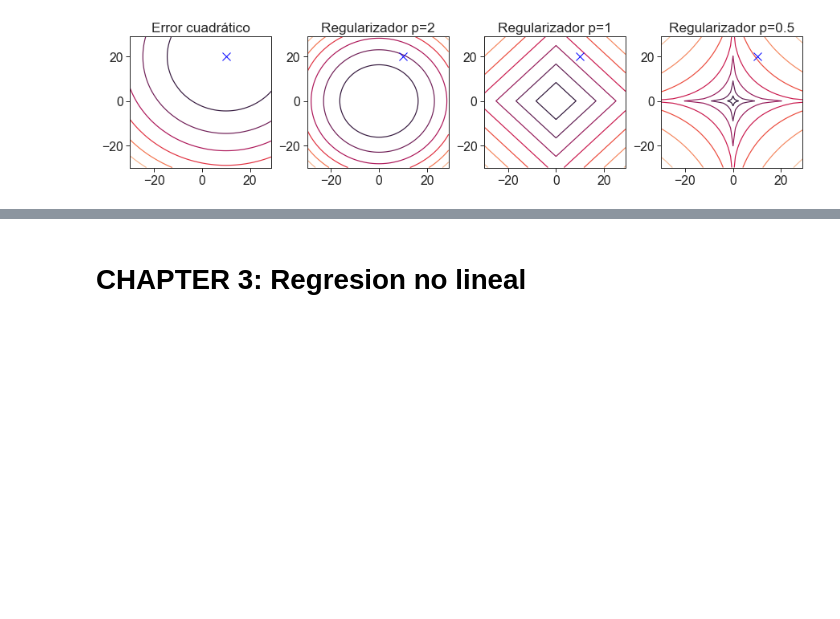
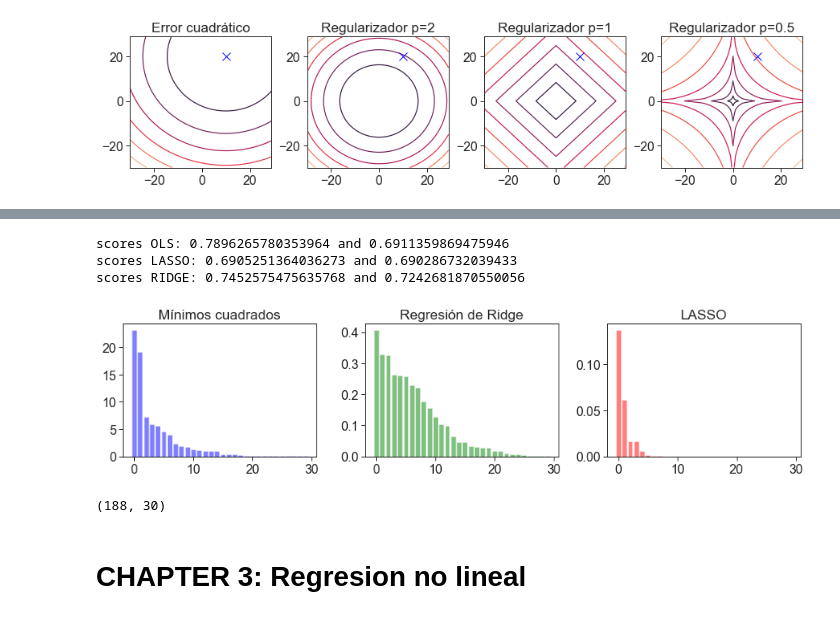
Before and after one commit to GAMES-UChile/Curso-Aprendizaje-de-Maquinas, a Jupyter notebook: Figuras.ipynb, the cells around one changed output, grey strips where cells are left out. Drawn from its saved outputs; the diff is of its cells as text; code cells hidden in the pictures; blank space fills up the shorter version.

```diff
--- a/Figuras.ipynb
+++ b/Figuras.ipynb
@@ -160,3 +234,64 @@ if savefigs: plt.savefig(out_path + prefix + 'regularizadores.pdf', bbox_inches=
+# %%
+# Feature selection of LASSO/RIDGE
+from sklearn.datasets import load_breast_cancer
+from sklearn.model_selection import train_test_split
+
+data = load_breast_cancer()
+
+#print(data.keys())
+# mostrar nombres de cada feature
+#print(data.feature_names)
+
+X_train, X_test, y_train, y_test = train_test_split(data.data, data.target, test_size=0.33, random_state=42)
+
+# crear instancia del modelo
+from sklearn.linear_model import LinearRegression
+from sklearn.linear_model import Ridge
+from sklearn.linear_model import Lasso
+
+# entrenar
+reg0 = LinearRegression().fit(X_train, y_train) #OLS
+reg1 = Lasso(alpha=.01).fit(X_train, y_train) #LASSO
+reg2 = Ridge(alpha=1).fit(X_train, y_train) #RR
+
+# predecir
+y_pred0 = reg0.predict(X_test)
+y_pred1 = reg1.predict(X_test)
+y_pred2 = reg2.predict(X_test)
+print(f'scores OLS: {reg0.score(X_train, y_train)} and {reg0.score(X_test, y_test)}')
+print(f'scores LASSO: {reg1.score(X_train, y_train)} and {reg1.score(X_test, y_test)}')
+print(f'scores RIDGE: {reg2.score(X_train, y_train)} and {reg2.score(X_test, y_test)}')
+
+
+#Mostrar los pesos para OLS
+#plt.figure(figsize=(15,5))
+#plt.stem(reg0.coef_.T, use_line_collection=True, linefmt='b');
+#plt.stem(reg1.coef_.T, use_line_collection=True, linefmt='r');
+#plt.stem(reg2.coef_.T, use_line_collection=True, linefmt='g');
+#plt.xticks(np.arange(30),labels=data.feature_names,rotation='vertical');
+#plt.title('peso por atributo')
+
+fig,(ax0, ax1, ax2) = plt.subplots(1, 3, gridspec_kw={'hspace': 0, 'wspace': .25},figsize=(15,3))
+
+
+nr = len(reg0.coef_.T)
+ax0.bar(range(nr),np.flipud(np.sort(np.abs(reg0.coef_))),color='b', alpha=0.5, label='OLS');
+ax0.set_title('Mínimos cuadrados')
+ax1.bar(range(nr),np.flipud(np.sort(np.abs(reg2.coef_))),color='g', alpha=0.5, label='RR');
+ax1.set_title('Regresión de Ridge')
+ax2.bar(range(nr),np.flipud(np.sort(np.abs(reg1.coef_))),color='r', alpha=0.5, label='LASSO');
+ax2.set_title('LASSO')
+
+if savefigs: plt.savefig(out_path + prefix + 'OLS_RR_LASSO.pdf', bbox_inches='tight')
+# %% [output]
+scores OLS: 0.7896265780353964 and 0.6911359869475946
+scores LASSO: 0.6905251364036273 and 0.690286732039433
+scores RIDGE: 0.7452575475635768 and 0.7242681870550056
+[figure, added]
+# %%
+X_test.shape
+# %% [output]
+(188, 30)
 # %% [markdown]
 # CHAPTER 3: Regresion no lineal
 # %%
```
Also changed, not shown: parts of 32 cells of this notebook, 18 other files.
